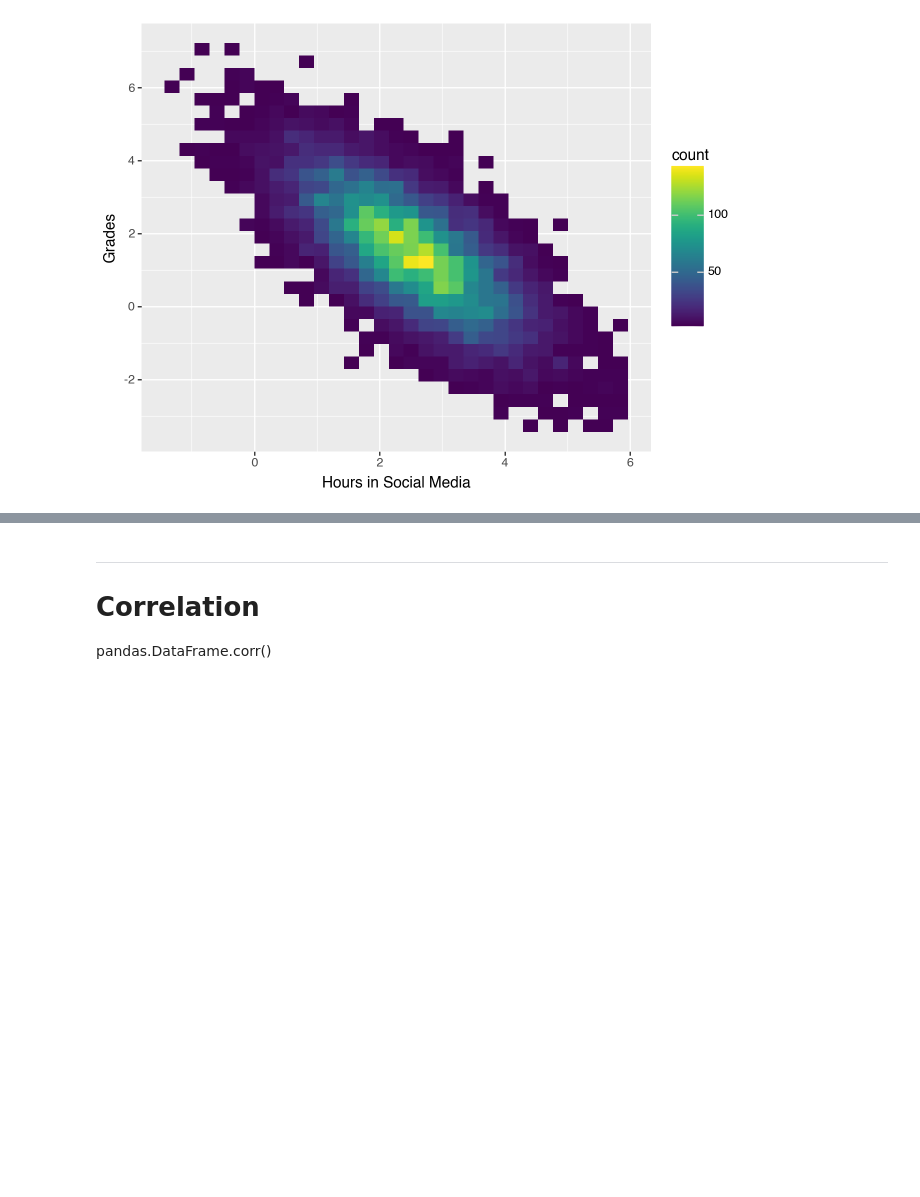
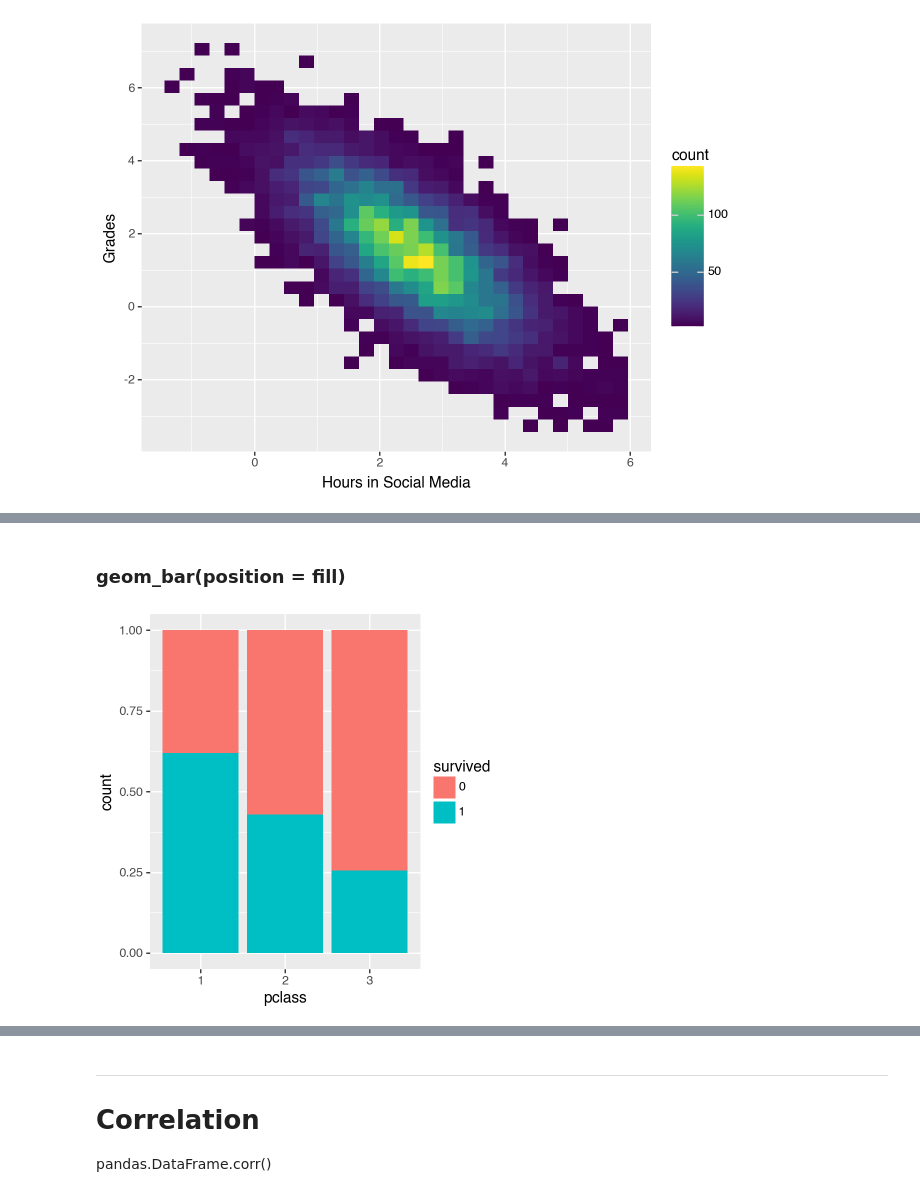
Before and after one commit to ulasuregen/Data-Analysis-and-Visualization-in-Python, a Jupyter notebook: Exercises/generalNotes.ipynb, the cells around one changed output, grey strips where cells are left out. Drawn from its saved outputs; the diff is of its cells as text; code cells hidden in the pictures; blank space fills up the shorter version.

Commit message:
exercise 6

```diff
--- a/Exercises/generalNotes.ipynb
+++ b/Exercises/generalNotes.ipynb
@@ -353,0 +419,18 @@ grade_media = pd.DataFrame({
+# %% [markdown]
+### geom_bar(position = fill)
+# %%
+import numpy as np
+import pandas as pd
+from plotnine import *
+
+titanic = pd.read_csv('../Datasets/Exercise2_datasets/exdata 6/titanic.csv')
+titanic['survived'] = titanic['survived'].astype('category')
+titanic['pclass'] = titanic['pclass'].astype('category')
+
+(
+    ggplot(titanic, aes(x = 'pclass', fill = 'survived')) +
+    geom_bar(position = 'fill') +
+    theme(figure_size=(4,4))
+)
+# %% [output]
+[figure, added]
```
Also changed, not shown: parts of 8 cells of this notebook, 11 other files.
